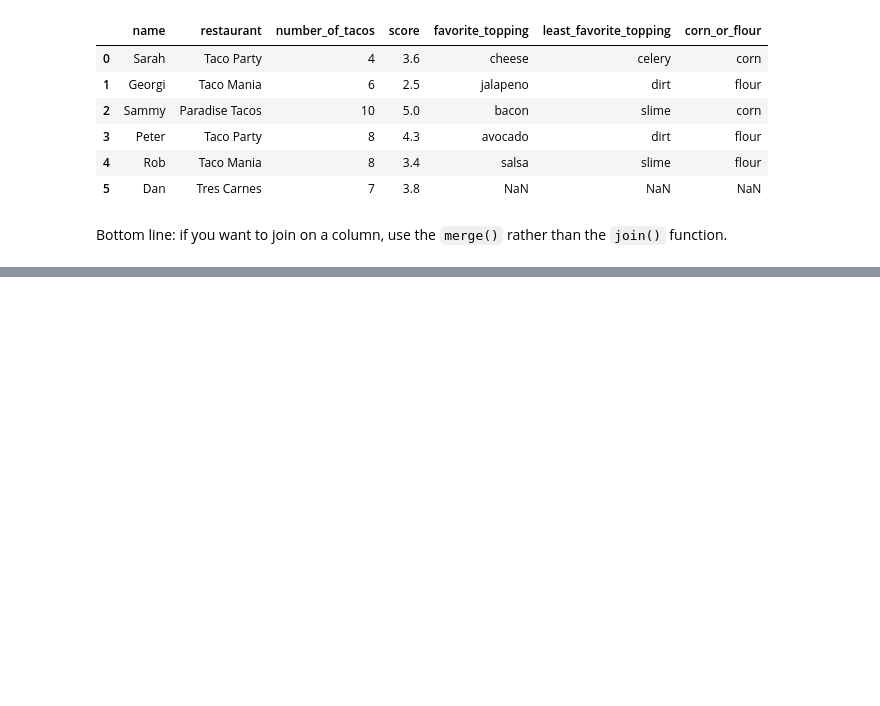
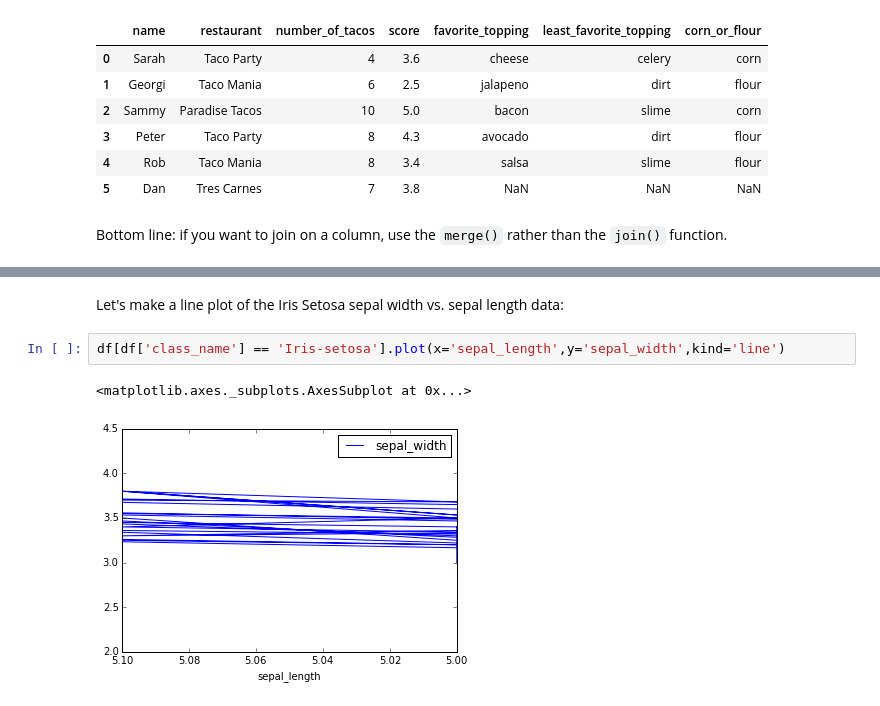
Before and after one commit to bleemsz/thw_intro_pandas, a Jupyter notebook: intro_pandas.ipynb, the cells around one changed output, grey strips where cells are left out. Saved outputs shown, nothing was run; the diff lists cells and outputs as text; blank space fills up the shorter version.

```diff
--- a/intro_pandas.ipynb
+++ b/intro_pandas.ipynb
@@ -895,0 +958,7 @@
+# %% [markdown]
+Let's make a line plot of the Iris Setosa sepal width vs. sepal length data:
+# %%
+df[df['class_name'] == 'Iris-setosa'].plot(x='sepal_length',y='sepal_width',kind='line')
+# %% [output]
+<matplotlib.axes._subplots.AxesSubplot at 0x...>
+[figure, added]
```
Also changed, not shown: parts of 29 cells of this notebook.
